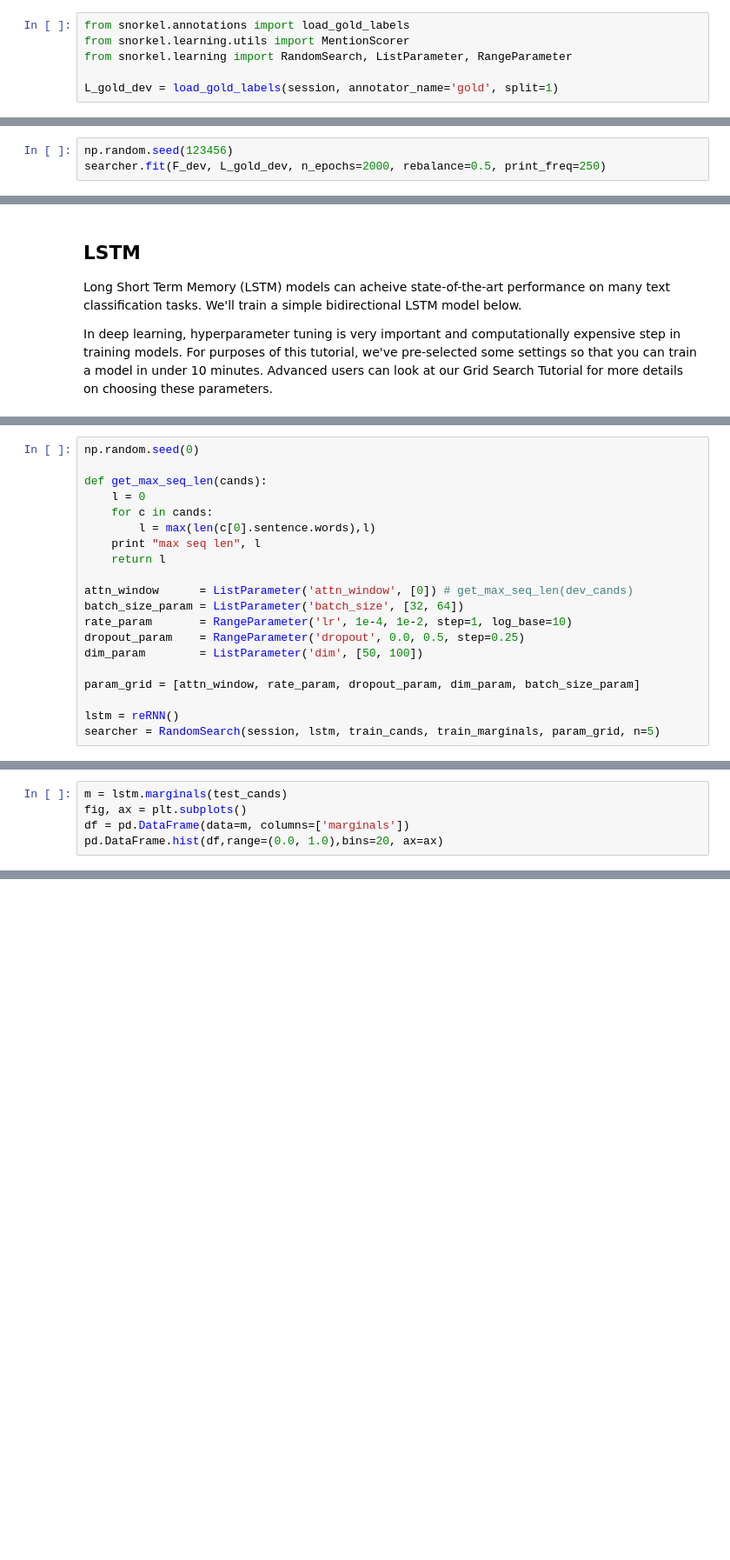
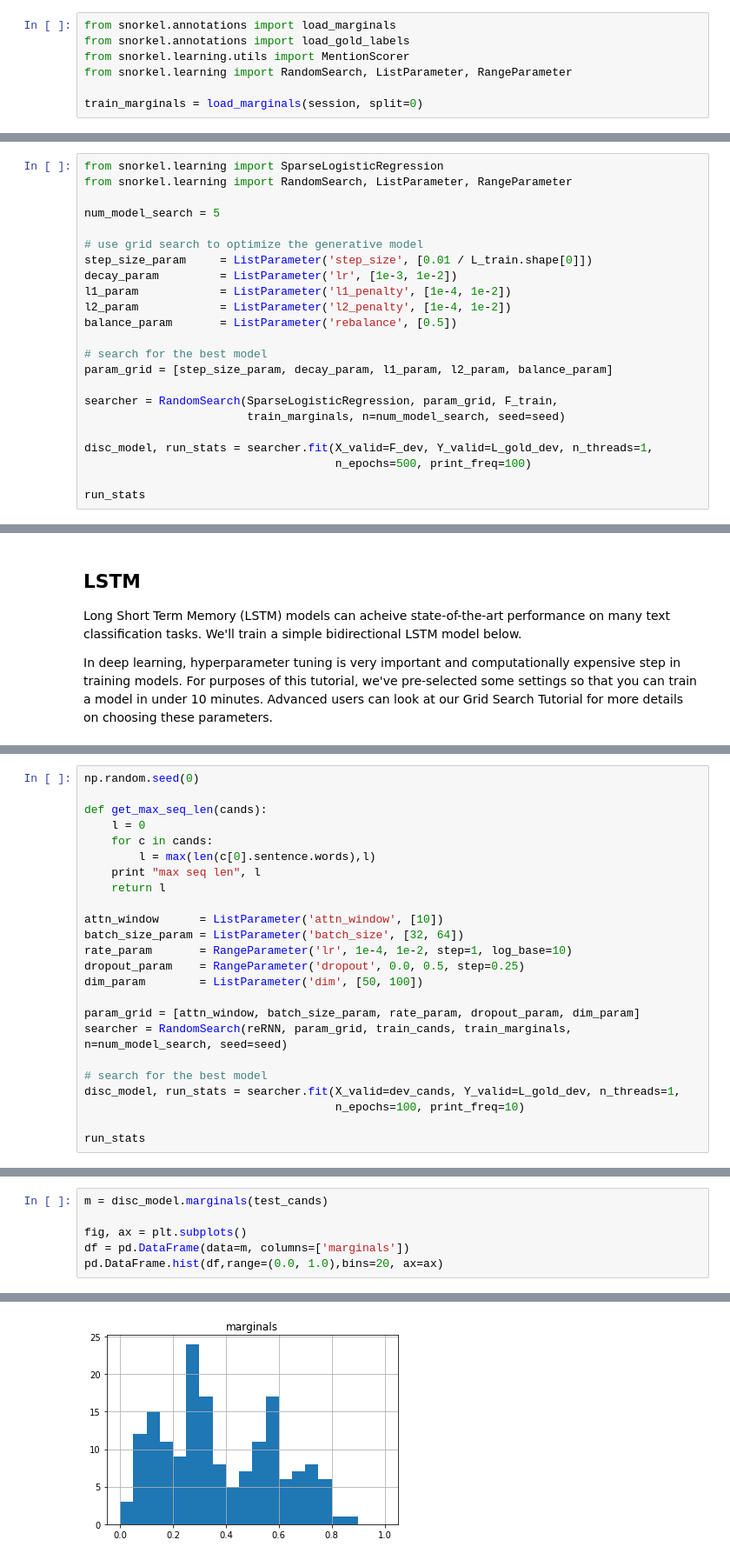
Before and after one commit to som-shahlab/ehr-rwe, a Jupyter notebook: notebooks/3_Discriminative_Model.ipynb, the cells around one changed output, grey strips where cells are left out. Shown at 87% size. Cells and saved outputs as stored; diff of their text form; blank space fills up the shorter version.

```diff
--- a/notebooks/3_Discriminative_Model.ipynb
+++ b/notebooks/3_Discriminative_Model.ipynb
@@ -116,10 +131,11 @@ Running UDF...
 # %%
 from sklearn.metrics import f1_score,recall_score,precision_score
 # %%
+from snorkel.annotations import load_marginals
 from snorkel.annotations import load_gold_labels
 from snorkel.learning.utils import MentionScorer
 from snorkel.learning import RandomSearch, ListParameter, RangeParameter
 
-L_gold_dev = load_gold_labels(session, annotator_name='gold', split=1)
+train_marginals = load_marginals(session, split=0)
 # %% [markdown]
 ## Train Discriminitive Model
@@ -143,3 +142,23 @@ searcher = RandomSearch(session, disc_model, F_train, t_marginals,
-# %%
-np.random.seed(123456)
-searcher.fit(F_dev, L_gold_dev, n_epochs=2000, rebalance=0.5, print_freq=250)
+# %%
+from snorkel.learning import SparseLogisticRegression
+from snorkel.learning import RandomSearch, ListParameter, RangeParameter
+
+num_model_search = 5
+
+# use grid search to optimize the generative model
+step_size_param     = ListParameter('step_size', [0.01 / L_train.shape[0]])
+decay_param         = ListParameter('lr', [1e-3, 1e-2])
+l1_param            = ListParameter('l1_penalty', [1e-4, 1e-2])
+l2_param            = ListParameter('l2_penalty', [1e-4, 1e-2])
+balance_param       = ListParameter('rebalance', [0.5])
+
+# search for the best model
+param_grid = [step_size_param, decay_param, l1_param, l2_param, balance_param]
+
+searcher = RandomSearch(SparseLogisticRegression, param_grid, F_train,
+                        train_marginals, n=num_model_search, seed=seed)
+
+disc_model, run_stats = searcher.fit(X_valid=F_dev, Y_valid=L_gold_dev, n_threads=1,
+                                     n_epochs=500, print_freq=100)
+
+run_stats
@@ -238,13 +227,17 @@ def get_max_seq_len(cands):
     print "max seq len", l
     return l
 
-attn_window      = ListParameter('attn_window', [0]) # get_max_seq_len(dev_cands)
+attn_window      = ListParameter('attn_window', [10])
 batch_size_param = ListParameter('batch_size', [32, 64])
 rate_param       = RangeParameter('lr', 1e-4, 1e-2, step=1, log_base=10)
 dropout_param    = RangeParameter('dropout', 0.0, 0.5, step=0.25)
 dim_param        = ListParameter('dim', [50, 100])
 
-param_grid = [attn_window, rate_param, dropout_param, dim_param, batch_size_param]
+param_grid = [attn_window, batch_size_param, rate_param, dropout_param, dim_param]
+searcher = RandomSearch(reRNN, param_grid, train_cands, train_marginals, n=num_model_search, seed=seed)
 
-lstm = reRNN()
-searcher = RandomSearch(session, lstm, train_cands, train_marginals, param_grid, n=5)
+# search for the best model
+disc_model, run_stats = searcher.fit(X_valid=dev_cands, Y_valid=L_gold_dev, n_threads=1,
+                                     n_epochs=100, print_freq=10)
+
+run_stats
@@ -253,5 +268,7 @@ searcher.fit(dev_cands, L_gold_dev, n_epochs=400, rebalance=0.0, print_freq=25)
 # %%
-m = lstm.marginals(test_cands)
+m = disc_model.marginals(test_cands)
+
 fig, ax = plt.subplots()
 df = pd.DataFrame(data=m, columns=['marginals'])
 pd.DataFrame.hist(df,range=(0.0, 1.0),bins=20, ax=ax)
+# %% [output]
@@ -258 +277,2 @@ pd.DataFrame.hist(df,range=(0.0, 1.0),bins=20, ax=ax)
+[figure, added]
 # %%
```
Also changed, not shown: parts of 28 cells of this notebook, 21 other files.
